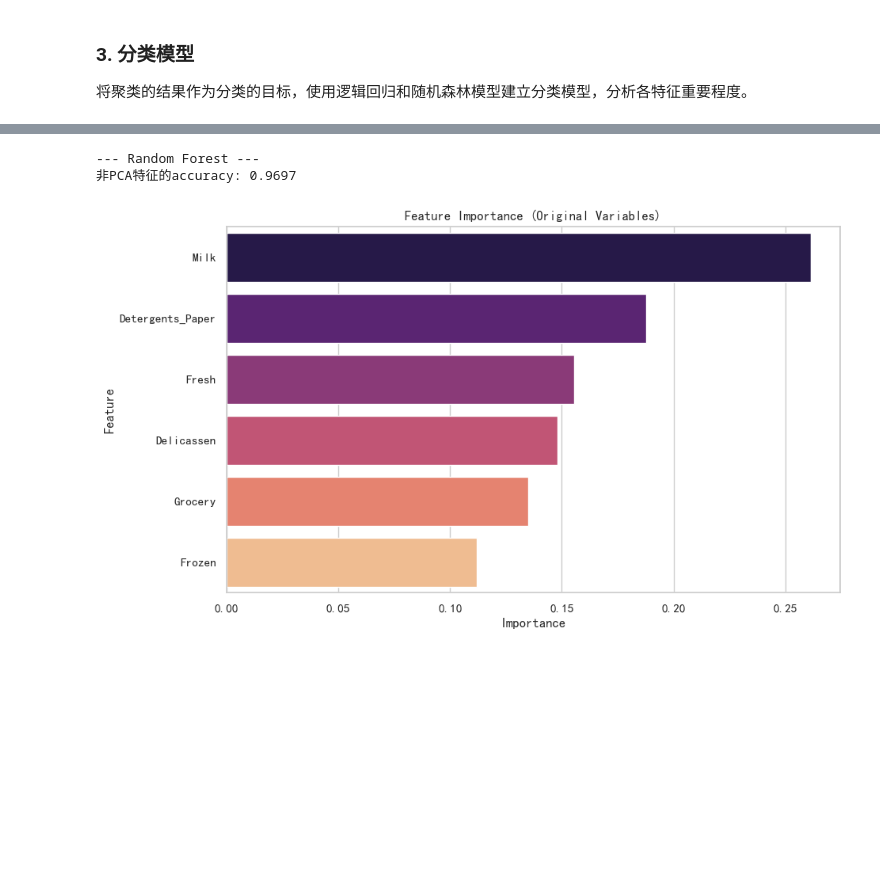
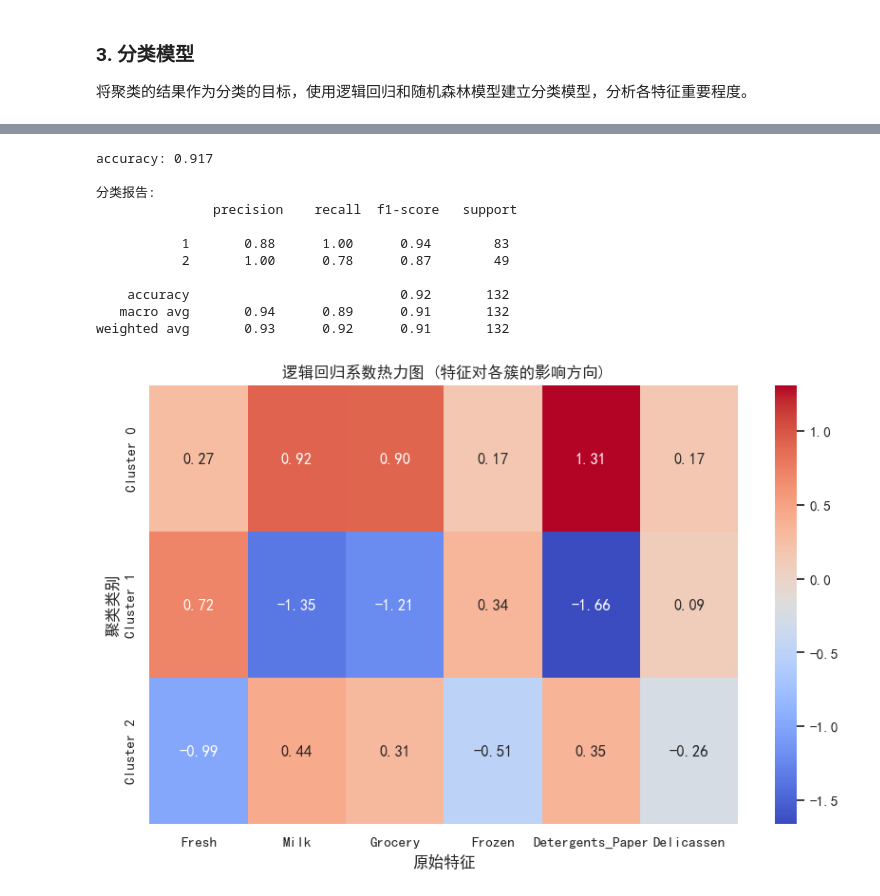
Before and after one commit to VasantLong/ml2025, a Jupyter notebook: hw/课后实践03.ipynb, the cells around one changed output, grey strips where cells are left out. Drawn from its saved outputs; the diff is of its cells as text; code cells hidden in the pictures; blank space fills up the shorter version.

```diff
--- a/hw/课后实践03.ipynb
+++ b/hw/课后实践03.ipynb
@@ -330,28 +346,39 @@ features = df.columns[2:8]
 
 X_orig_train, X_orig_test, y_train, y_test = train_test_split(
     X_scaled,
-    clusters,
+    clusters_hp,
     test_size=0.3,
     random_state=42
 )
-
-print("\n--- Random Forest ---")
-rf_orig = RandomForestClassifier(n_estimators=100, random_state=42)
-rf_orig.fit(X_orig_train, y_train)
-
-print(f"非PCA特征的accuracy: {rf_orig.score(X_orig_test, y_test):.4f}")
-
-importances_orig = rf_orig.feature_importances_
-feature_names_orig = features
-
-feat_df = pd.DataFrame({'Feature': feature_names_orig, 'Importance': importances_orig})
-feat_df = feat_df.sort_values(by='Importance', ascending=False)
-
-plt.figure(figsize=(10, 6))
-sns.barplot(x='Importance', y='Feature', data=feat_df, hue='Feature', palette='magma', legend=False)
-plt.title('Feature Importance (Original Variables)')
-plt.show()
-# %% [output]
---- Random Forest ---
-非PCA特征的accuracy: 0.9697
-[figure, removed]
+# %%
+log_reg_orig = LogisticRegression(random_state=42, max_iter=1000)
+log_reg_orig.fit(X_orig_train, y_train)
+y_pred_lr_orig = log_reg_orig.predict(X_orig_test)
+
+print(f"accuracy: {accuracy_score(y_test, y_pred_lr_orig):0.3f}")
+print("\n分类报告:\n", classification_report(y_test, y_pred_lr_orig, zero_division=0))
+
+# 获取系数矩阵
+coefs = log_reg_orig.coef_
+
+plt.figure(figsize=(10, 6))
+sns.heatmap(coefs, annot=True, fmt=".2f", cmap="coolwarm",
+            xticklabels=X.columns,
+            yticklabels=[f"Cluster {i}" for i in sorted(np.unique(y_train))])
+plt.title("逻辑回归系数热力图 (特征对各簇的影响方向)")
+plt.xlabel("原始特征")
+plt.ylabel("聚类类别")
+plt.show()
+# %% [output]
+accuracy: 0.917
+
+分类报告:
+               precision    recall  f1-score   support
+
+           1       0.88      1.00      0.94        83
+           2       1.00      0.78      0.87        49
+
+    accuracy                           0.92       132
+   macro avg       0.94      0.89      0.91       132
+weighted avg       0.93      0.92      0.91       132
+[figure, added]
```
Also changed, not shown: parts of 19 cells of this notebook, 2 other files.
